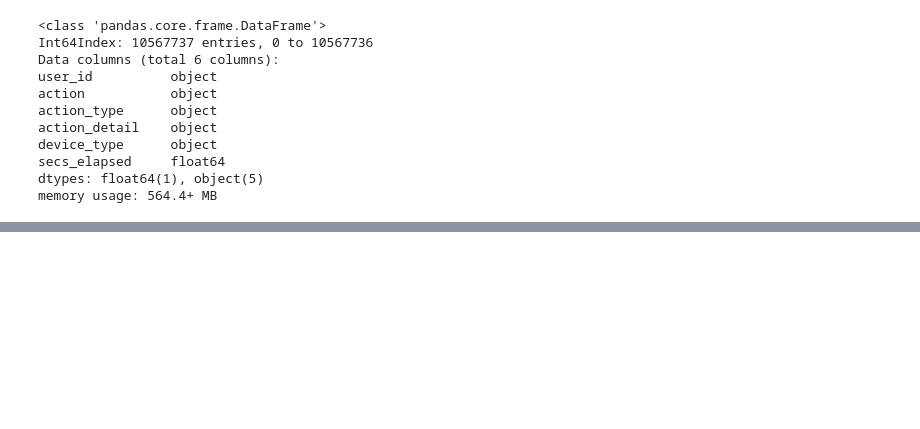
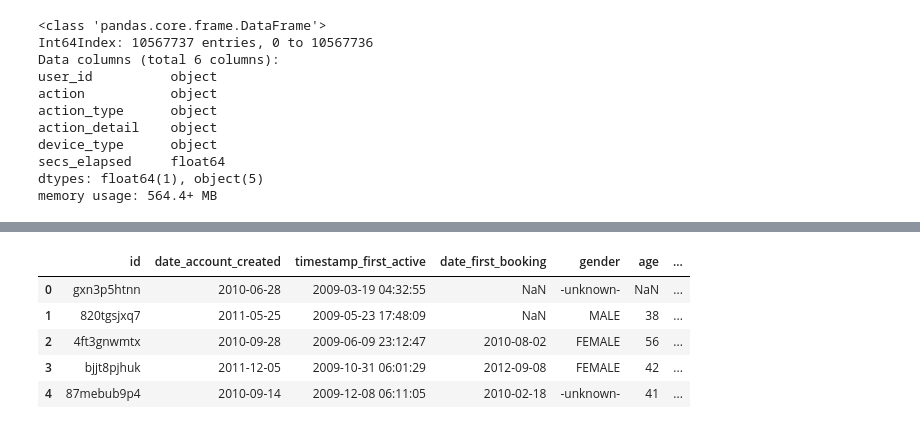
Before and after one commit to EloiseRosen/kaggle-airbnb, a Jupyter notebook: airbnb-kaggle.ipynb, the cells around one changed output, grey strips where cells are left out. Drawn from its saved outputs; the diff is of its cells as text; code cells hidden in the pictures; blank space fills up the shorter version.

```diff
--- a/airbnb-kaggle.ipynb
+++ b/airbnb-kaggle.ipynb
@@ -223,0 +204,31 @@ df.head(20)
+# %%
+# for version where I sum up actions for list of most meaningful actions
+
+'''
+# have this be number of times someone did thing, not just 0 or 1
+# remove action count from before, because other category plus my list
+#will give us that already
+
+
+#actions to keep
+action_list = [ 'ajax_refresh_subtotal',
+               'create', 'notifications', 'confirm_email',
+'authenticate', 'message_to_host_focus',
+               'payment_methods', 'cancellation_policies',
+'profile_pic', 'faq', 'apply_coupon_click', 'payout_preferences',
+               'cancellation_policy_click', 'recent_reservations',
+'phone_verification_number_sucessfully_submitted',
+               'pay', 'transaction_history']
+
+df_sessions.loc[~df_sessions.action.isin(action_list), "action"] = 'other'
+df_sessions['action'].nunique()
+
+df_sessions.head(10)
+
+df_sessions.to_csv('sessions_with_other.csv')'''
+# %%
+# create dataframe that counts up the number of actions associated with each user
+df_action = df_sessions.groupby(['user_id']).count()
+df_action['action_user_id'] = df_action.index
+df_action = df_action.set_index(np.arange(len(df_action)))
+df_action.head()
@@ -223,0 +242,4 @@ df.head(20)
+# %%
+# ignore the other columns for now
+df_action.drop(['action_type', 'action_detail', 'device_type', 'secs_elapsed'],inplace=True,axis=1)
+df_action.head()
@@ -223,0 +253,11 @@ df.head(20)
+# %%
+# put the action dataframe together with the train dataframe
+merged2 = pd.merge(left=df, right=df_action, how='left', left_on='id', right_on='action_user_id')
+merged2.head()
+# %% [output]
+|  | id | date_account_created | timestamp_first_active | date_first_booking | gender | age | ... |
+| 0 | gxn3p5htnn | 2010-06-28 | 2009-03-19 04:32:55 | NaN | -unknown- | NaN | ... |
+| 1 | 820tgsjxq7 | 2011-05-25 | 2009-05-23 17:48:09 | NaN | MALE | 38 | ... |
+| 2 | 4ft3gnwmtx | 2010-09-28 | 2009-06-09 23:12:47 | 2010-08-02 | FEMALE | 56 | ... |
+| 3 | bjjt8pjhuk | 2011-12-05 | 2009-10-31 06:01:29 | 2012-09-08 | FEMALE | 42 | ... |
+| 4 | 87mebub9p4 | 2010-09-14 | 2009-12-08 06:11:05 | 2010-02-18 | -unknown- | 41 | ... |
```
Also changed, not shown: parts of 43 cells of this notebook.
